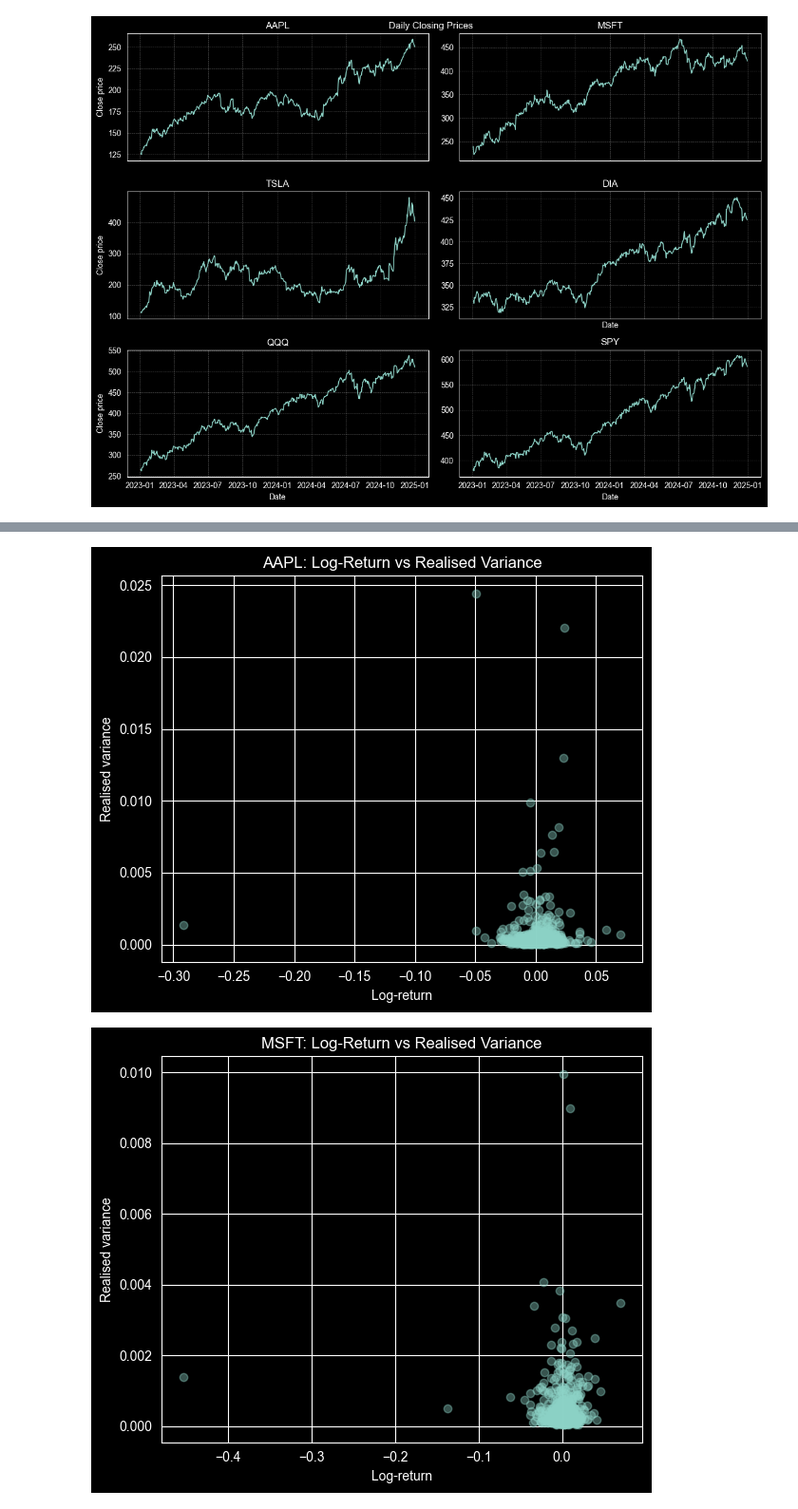
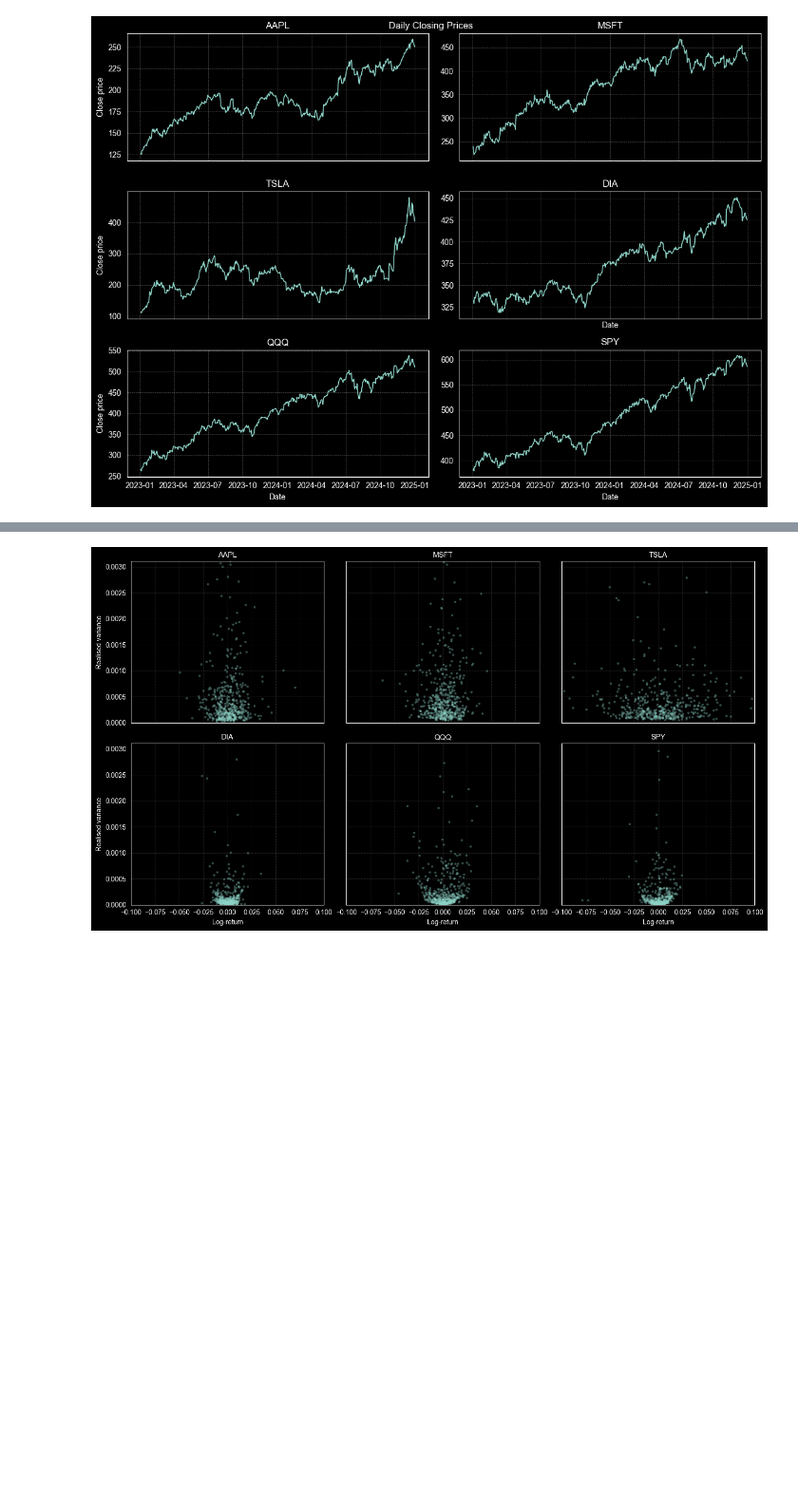
Before and after one commit to ryanliwendi/QuantSC-Project, a Jupyter notebook: Data Preprocessing & Visualization.ipynb, the cells around one changed output, grey strips where cells are left out. Shown at 95% size. Cells and saved outputs as stored; diff of their text form; code cells hidden in the pictures; blank space fills up the shorter version.

```diff
--- a/Data Preprocessing & Visualization.ipynb
+++ b/Data Preprocessing & Visualization.ipynb
@@ -107,15 +119,31 @@ for ticker, sub in dfs.items():
 # %%
-for ticker, sub in dfs.items():
+fig, axes = plt.subplots(2, 3, figsize=(14, 8), sharex=True, sharey=True)
+axes = axes.ravel()                       # flatten 2×3 → list of 6 axes
+
+for k, (ticker, sub) in enumerate(dfs.items()):
     r  = sub["Log Return"].dropna()
     rv = sub.loc[r.index, "Realized Variance"]
 
-    plt.figure(figsize=(6, 5))
-    plt.scatter(r, rv, alpha=0.4)
-    plt.title(f"{ticker}: Log-Return vs Realised Variance")
-    plt.xlabel("Log-return")
-    plt.ylabel("Realised variance")
-    plt.tight_layout()
-    plt.show()
+    ax = axes[k]
+    ax.scatter(r, rv, s=12, alpha=0.35, edgecolor="none")
+    ax.set_title(ticker, fontsize=11)
+
+    # grid & limits for clarity
+    ax.grid(alpha=0.25, ls="--", lw=0.4)
+    ax.set_xlim(-0.10, 0.10)
+    ax.set_ylim(0, rv.max() * 1.05)
+
+    # axis labels only on outer margins
+    if k % 3 == 0:
+        ax.set_ylabel("Realised variance")
+    if k >= 3:
+        ax.set_xlabel("Log-return")
+
+# remove any unused axes if dfs has < 6 tickers
+for j in range(len(dfs), 6):
+    fig.delaxes(axes[j])
+
+fig.tight_layout()
+plt.show()
 # %% [output]
-[figure, old version]
+[figure, new version]
-[figure, removed]
```
Also changed, not shown: parts of 4 cells of this notebook.
